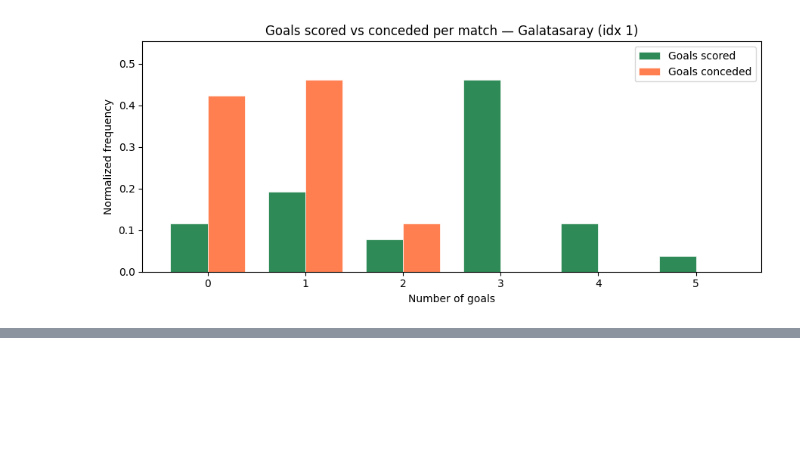
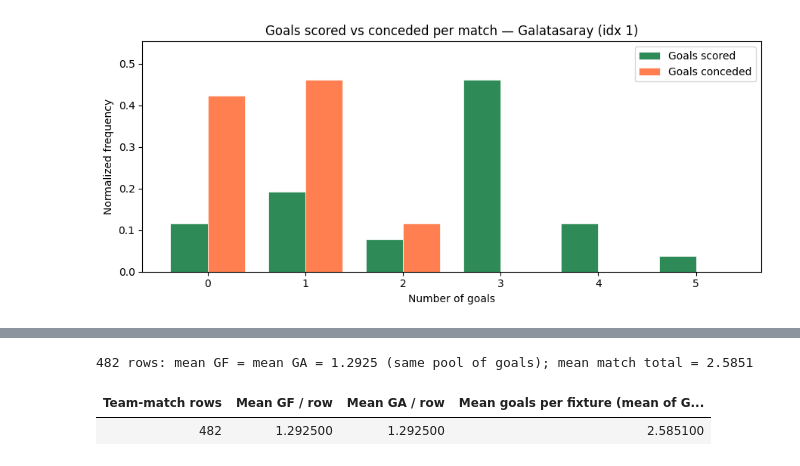
Before and after one commit to BerkIGuler/SoccerPrediction, a Jupyter notebook: num_goals_distribution.ipynb, the cells around one changed output, grey strips where cells are left out. Cells and saved outputs as stored; diff of their text form; code cells hidden in the pictures; blank space fills up the shorter version.

```diff
--- a/num_goals_distribution.ipynb
+++ b/num_goals_distribution.ipynb
@@ -143,0 +232,60 @@ k   P(scored=k)  P(conceded=k)
+# %%
+# League-wide averages over all team-match rows (`?` excluded).
+# Each match appears twice (home row + away row); mean GF equals mean GA by symmetry.
+import re
+from pathlib import Path
+
+import numpy as np
+import pandas as pd
+
+DATA = Path("data/super_league")
+
+
+def parse_goals(cell: str) -> tuple[int, int] | None:
+    m = re.fullmatch(r"\d+:(\d+)-(\d+)", str(cell).strip())
+    if not m:
+        return None
+    return int(m.group(1)), int(m.group(2))
+
+
+df_scores = pd.read_csv(DATA / "scores.csv")
+week_cols = [c for c in df_scores.columns if c.startswith("w")]
+
+gf_list: list[int] = []
+ga_list: list[int] = []
+for _, row in df_scores.iterrows():
+    for c in week_cols:
+        p = parse_goals(row[c])
+        if p is not None:
+            gf_list.append(p[0])
+            ga_list.append(p[1])
+
+gf = np.array(gf_list, dtype=int)
+ga = np.array(ga_list, dtype=int)
+n = int(gf.size)
+
+avg_gf = float(gf.mean()) if n else float("nan")
+avg_ga = float(ga.mean()) if n else float("nan")
+# Each row's gf+ga is total goals in that fixture; averaging over rows = avg goals per match
+avg_total_per_match = float((gf + ga).mean()) if n else float("nan")
+
+summary = pd.DataFrame(
+    [
+        {
+            "Team-match rows": n,
+            "Mean GF / row": round(avg_gf, 4),
+            "Mean GA / row": round(avg_ga, 4),
+            "Mean goals per fixture (mean of GF+GA per row)": round(avg_total_per_match, 4),
+        }
+    ]
+)
+
+print(
+    f"{n} rows: mean GF = mean GA = {avg_gf:.4f} (same pool of goals); "
+    f"mean match total = {avg_total_per_match:.4f}"
+)
+summary.style.hide(axis="index")
+# %% [output]
+482 rows: mean GF = mean GA = 1.2925 (same pool of goals); mean match total = 2.5851
+| Team-match rows | Mean GF / row | Mean GA / row | Mean goals per fixture (mean of G... |
+| 482 | 1.292500 | 1.292500 | 2.585100 |
```
Also changed, not shown: parts of 1 cell of this notebook, 5 other files.
